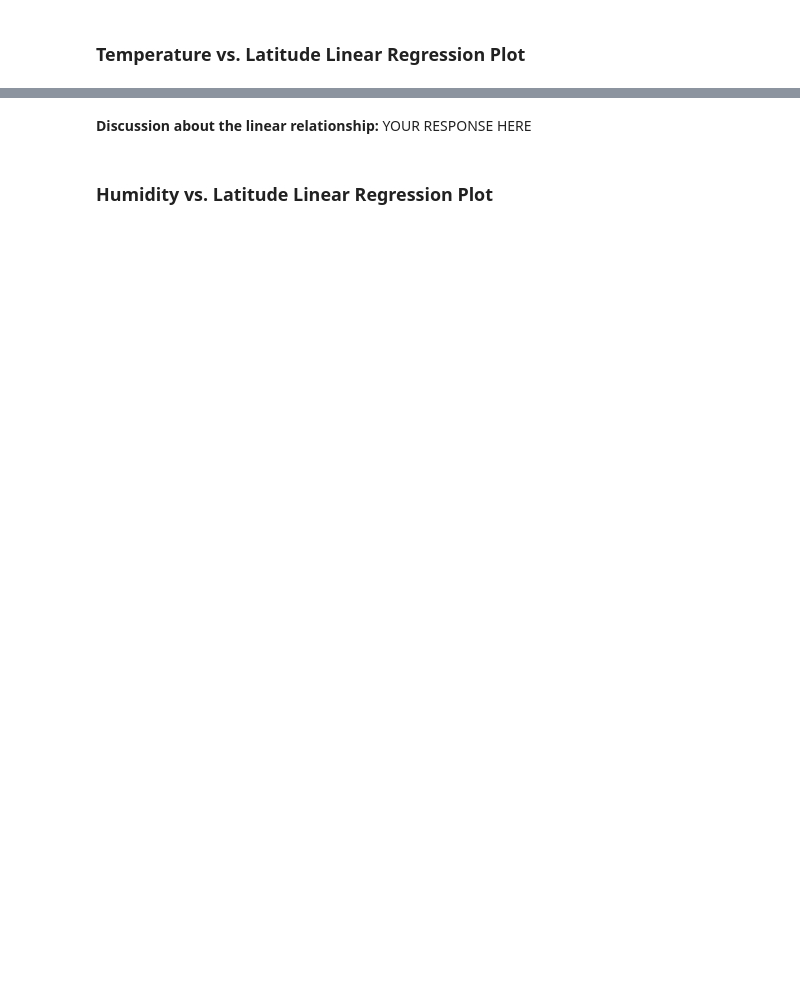
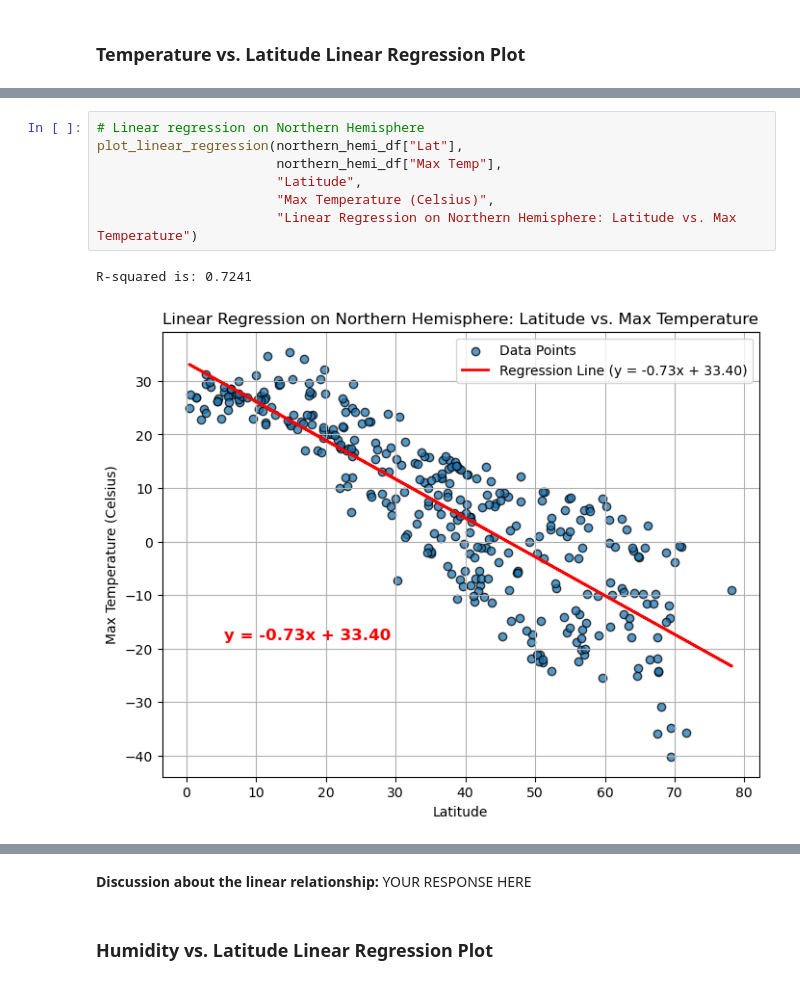
Before and after one commit to dbrindle6/python_api_challenge, a Jupyter notebook: WeatherPy/WeatherPy.ipynb, the cells around one changed output, grey strips where cells are left out. Saved outputs shown, nothing was run; the diff lists cells and outputs as text; blank space fills up the shorter version.

```diff
--- a/WeatherPy/WeatherPy.ipynb
+++ b/WeatherPy/WeatherPy.ipynb
@@ -412,0 +400,10 @@ The r^2-value is: 0.6720220238897325
+# %%
+# Linear regression on Northern Hemisphere
+plot_linear_regression(northern_hemi_df["Lat"],
+                       northern_hemi_df["Max Temp"],
+                       "Latitude",
+                       "Max Temperature (Celsius)",
+                       "Linear Regression on Northern Hemisphere: Latitude vs. Max Temperature")
+# %% [output]
+R-squared is: 0.7241
+[figure, added]
```
Also changed, not shown: parts of 28 cells of this notebook, 5 other files.
